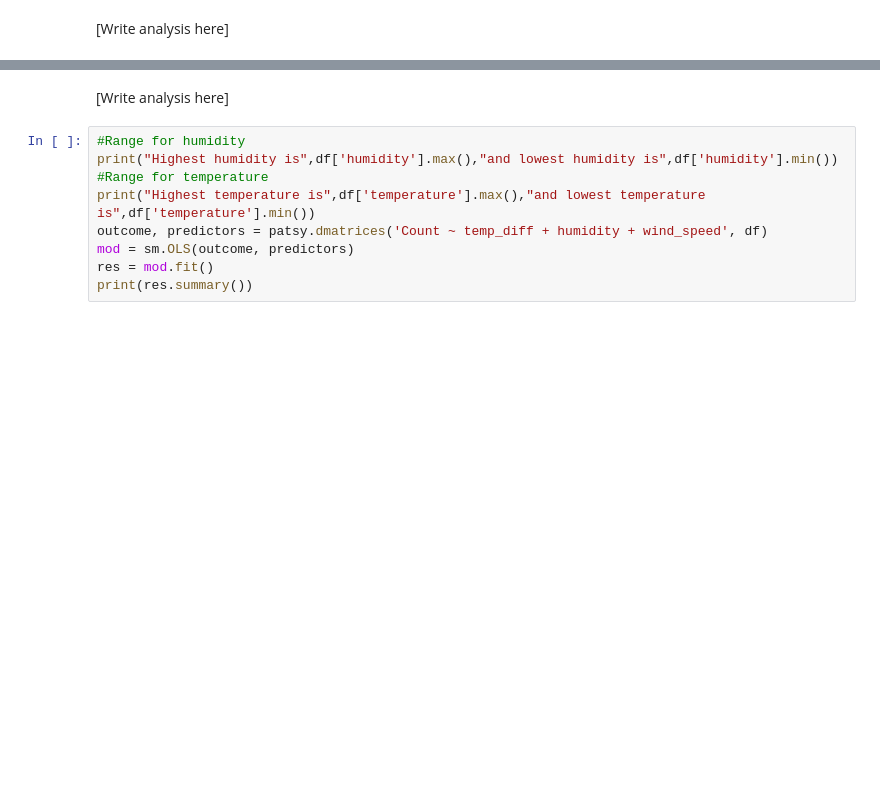
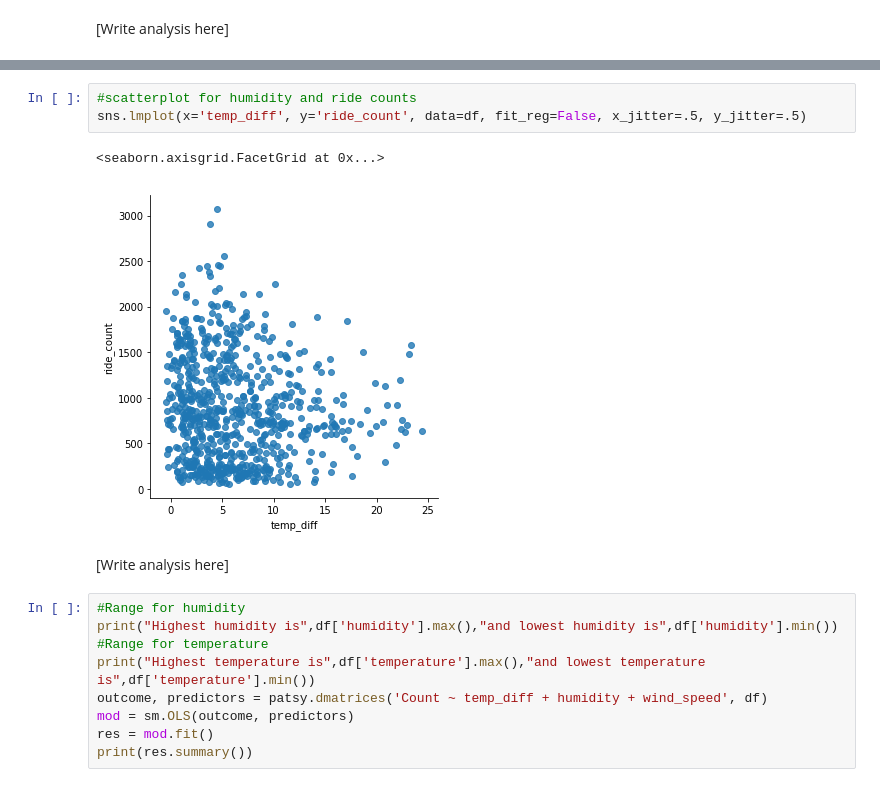
Before and after one commit to zil011/COGS108_Final_Project, a Jupyter notebook: FinalProject.ipynb, the cells around one changed output, grey strips where cells are left out. Cells and saved outputs as stored; diff of their text form; blank space fills up the shorter version.

```diff
--- a/FinalProject.ipynb
+++ b/FinalProject.ipynb
@@ -395,3 +430,9 @@ sns.lmplot(x='humidity', y='Count', data=df, fit_reg=False, x_jitter=.5, y_jitte
+# %%
+#scatterplot for humidity and ride counts
+sns.lmplot(x='temp_diff', y='ride_count', data=df, fit_reg=False, x_jitter=.5, y_jitter=.5)
+# %% [output]
+<seaborn.axisgrid.FacetGrid at 0x...>
+[figure, added]
 # %% [markdown]
 [Write analysis here]
 # %%
```
Also changed, not shown: parts of 17 cells of this notebook.
